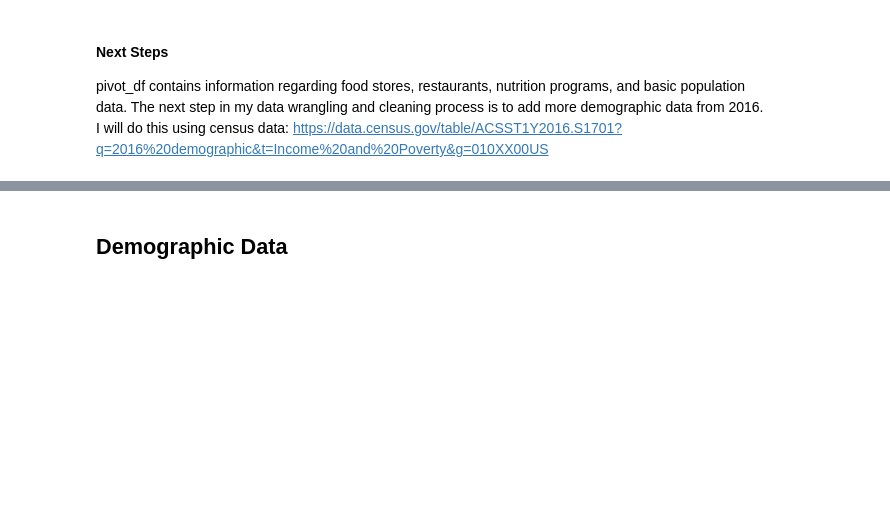
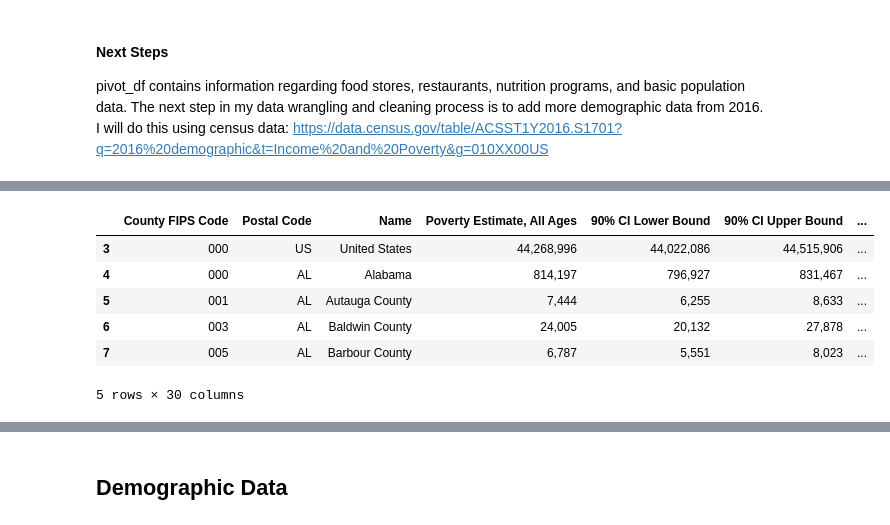
Before and after one commit to gabbycjames/DataScience_Capstone, a Jupyter notebook: DataWrangling2.ipynb, the cells around one changed output, grey strips where cells are left out. Drawn from its saved outputs; the diff is of its cells as text; code cells hidden in the pictures; blank space fills up the shorter version.

```diff
--- a/DataWrangling2.ipynb
+++ b/DataWrangling2.ipynb
@@ -762,0 +828,14 @@ pivot_df contains information regarding food stores, restaurants, nutrition prog
+# %%
+pov = pov.rename(columns=pov.iloc[0])
+# %%
+pov = pov.drop([2])
+# %%
+pov.head()
+# %% [output]
+|  | County FIPS Code | Postal Code | Name | Poverty Estimate, All Ages | 90% CI Lower Bound | 90% CI Upper Bound | ... |
+| 3 | 000 | US | United States | 44,268,996 | 44,022,086 | 44,515,906 | ... |
+| 4 | 000 | AL | Alabama | 814,197 | 796,927 | 831,467 | ... |
+| 5 | 001 | AL | Autauga County | 7,444 | 6,255 | 8,633 | ... |
+| 6 | 003 | AL | Baldwin County | 24,005 | 20,132 | 27,878 | ... |
+| 7 | 005 | AL | Barbour County | 6,787 | 5,551 | 8,023 | ... |
+5 rows × 30 columns
```
Also changed, not shown: parts of 71 cells of this notebook.
